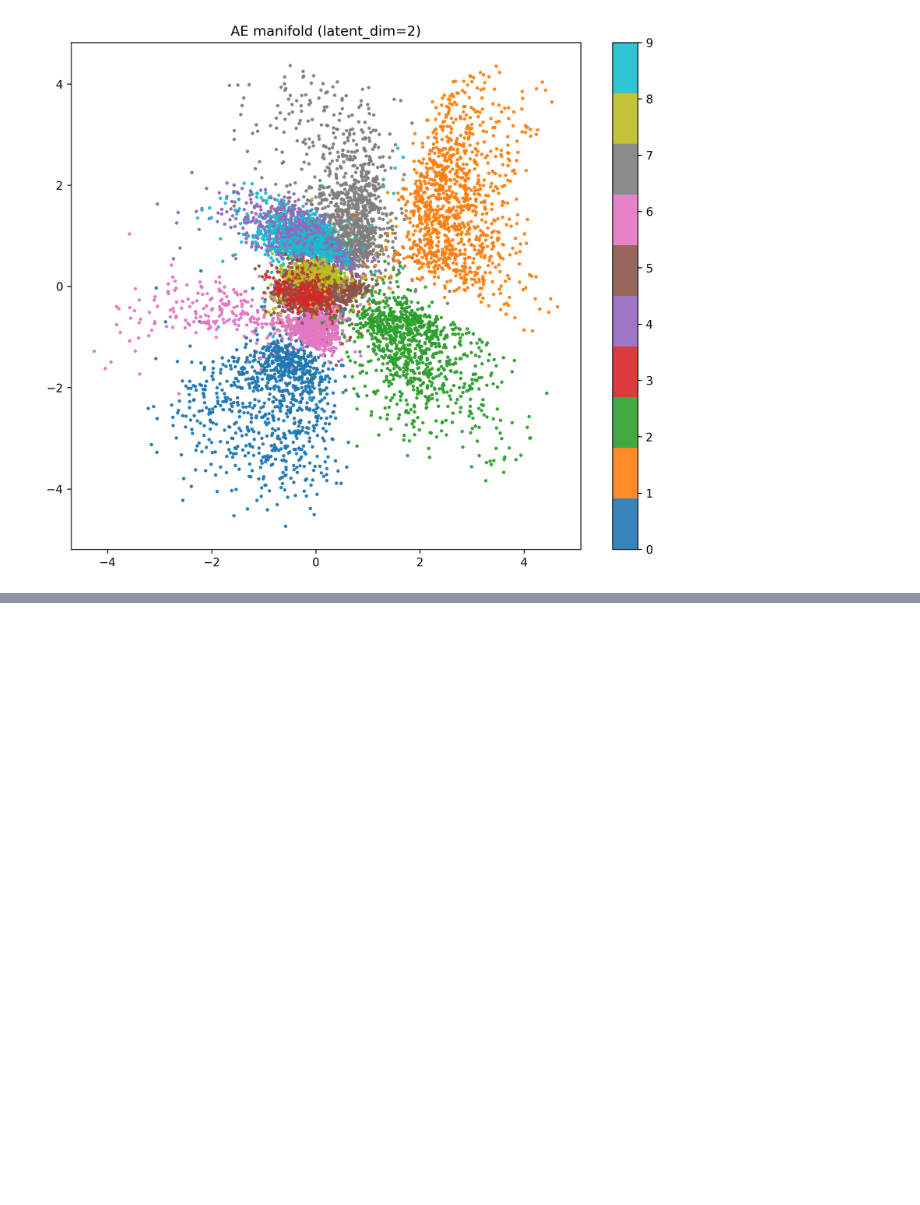
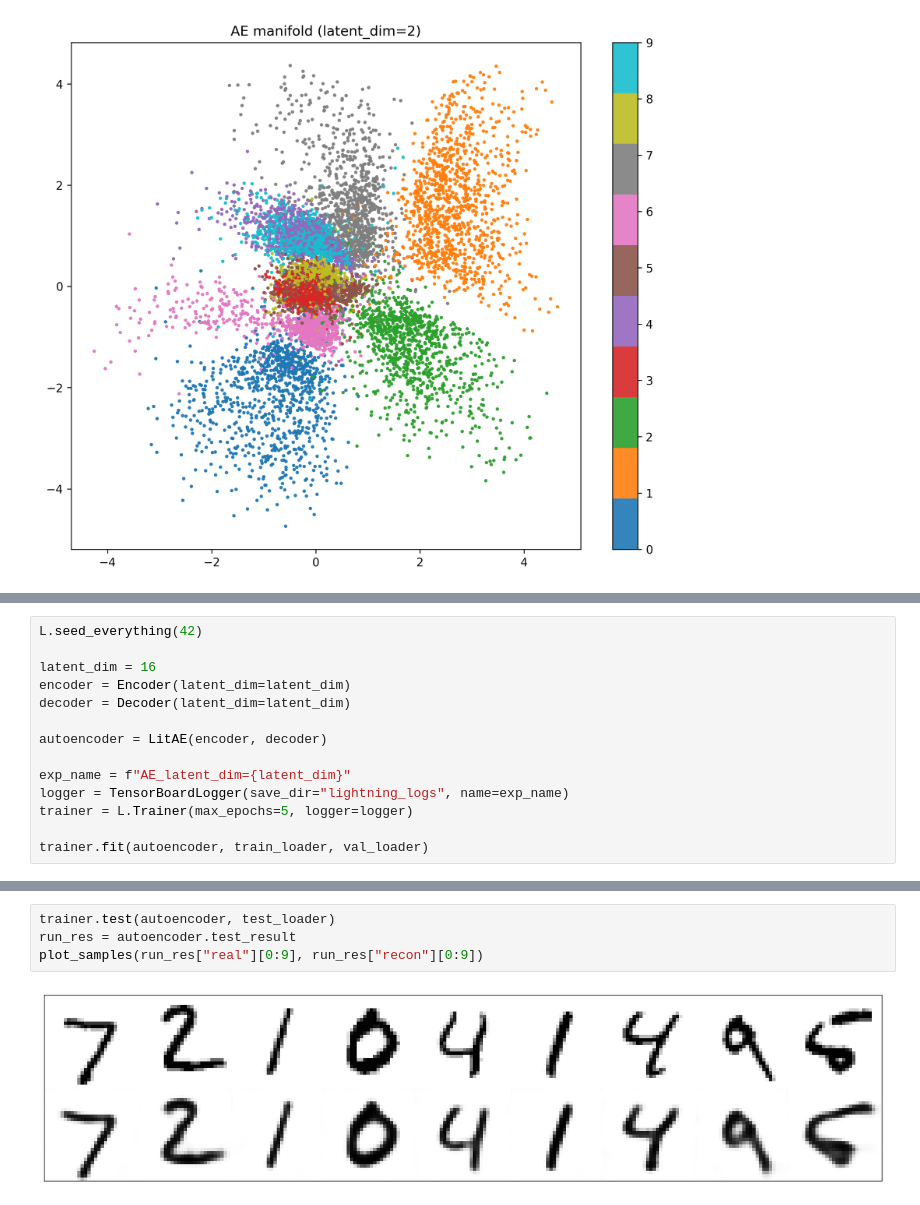
Before and after one commit to laitrongduc/autoencoder, a Jupyter notebook: notebooks/autoencoder.ipynb, the cells around one changed output, grey strips where cells are left out. Drawn from its saved outputs; the diff is of its cells as text; blank space fills up the shorter version.

```diff
--- a/notebooks/autoencoder.ipynb
+++ b/notebooks/autoencoder.ipynb
@@ -375,0 +380,14 @@ plot_manifold(run_res["latent"], run_res["labels"], title="AE manifold (latent_d
+# %%
+L.seed_everything(42)
+
+latent_dim = 16
+encoder = Encoder(latent_dim=latent_dim)
+decoder = Decoder(latent_dim=latent_dim)
+
+autoencoder = LitAE(encoder, decoder)
+
+exp_name = f"AE_latent_dim={latent_dim}"
+logger = TensorBoardLogger(save_dir="lightning_logs", name=exp_name)
+trainer = L.Trainer(max_epochs=5, logger=logger)
+
+trainer.fit(autoencoder, train_loader, val_loader)
@@ -375,0 +413,6 @@ plot_manifold(run_res["latent"], run_res["labels"], title="AE manifold (latent_d
+# %%
+trainer.test(autoencoder, test_loader)
+run_res = autoencoder.test_result
+plot_samples(run_res["real"][0:9], run_res["recon"][0:9])
+# %% [output]
+[figure, added]
```
Also changed, not shown: parts of 12 cells of this notebook.
